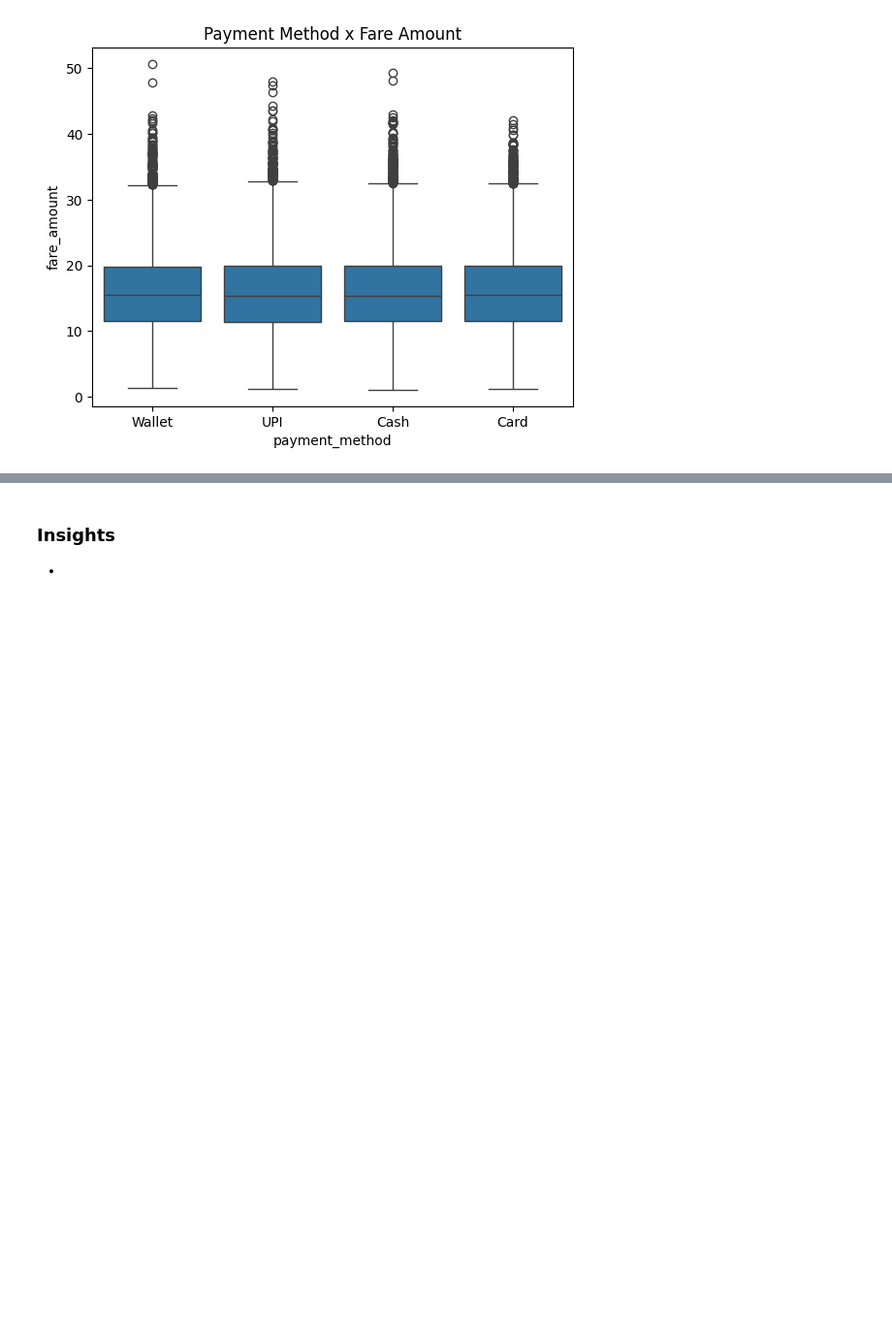
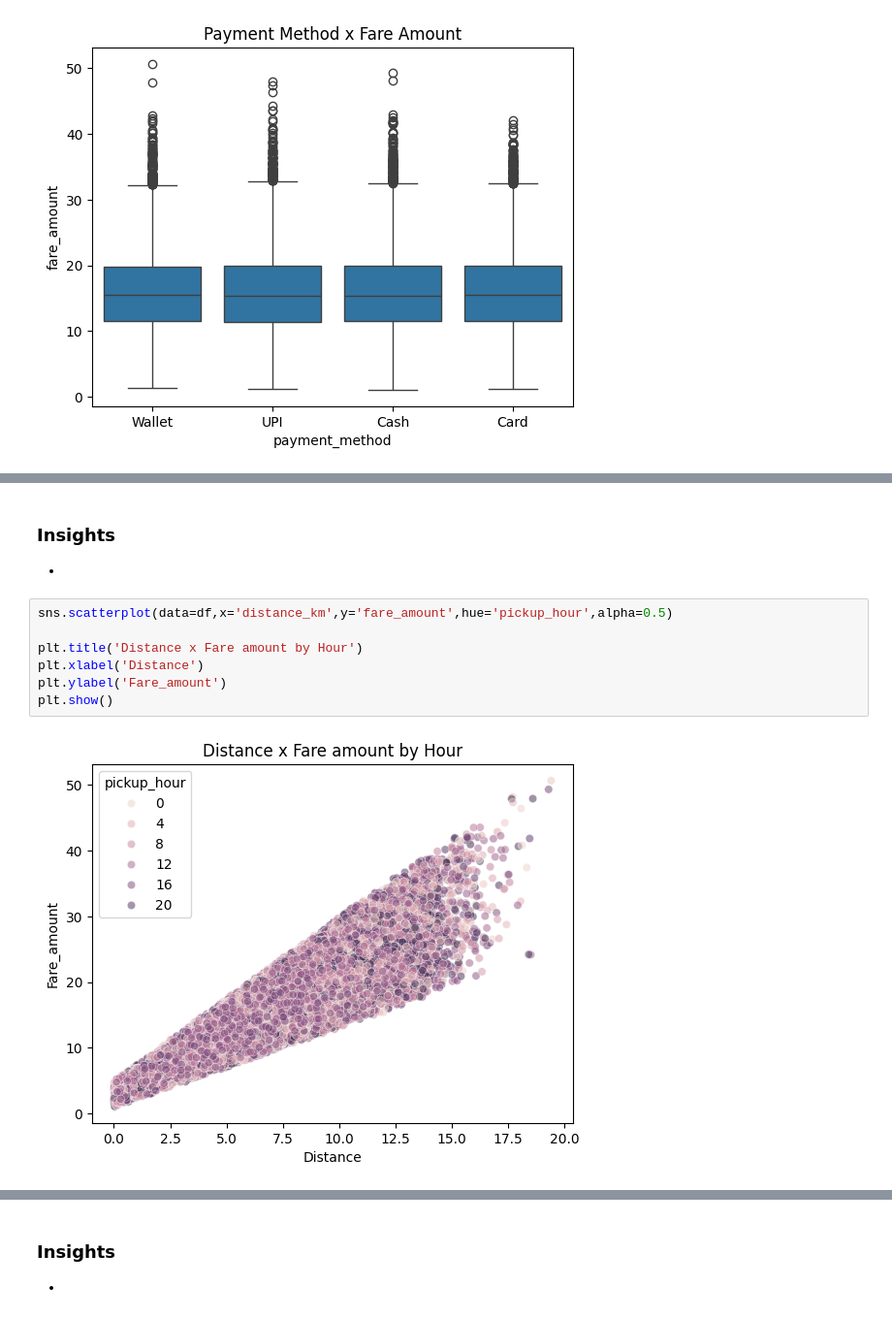
Before and after one commit to SJ-Santos/EndToEndMLProject, a Jupyter notebook: notebook/EDA.ipynb, the cells around one changed output, grey strips where cells are left out. Shown at 97% size. Cells and saved outputs as stored; diff of their text form; blank space fills up the shorter version.

```diff
--- a/notebook/EDA.ipynb
+++ b/notebook/EDA.ipynb
@@ -422,0 +464,12 @@ plt.show()
+# %% [markdown]
+### Insights
+*
+# %%
+sns.scatterplot(data=df,x='distance_km',y='fare_amount',hue='pickup_hour',alpha=0.5)
+
+plt.title('Distance x Fare amount by Hour')
+plt.xlabel('Distance')
+plt.ylabel('Fare_amount')
+plt.show()
+# %% [output]
+[figure, added]
```
Also changed, not shown: parts of 16 cells of this notebook, 1 other file.
